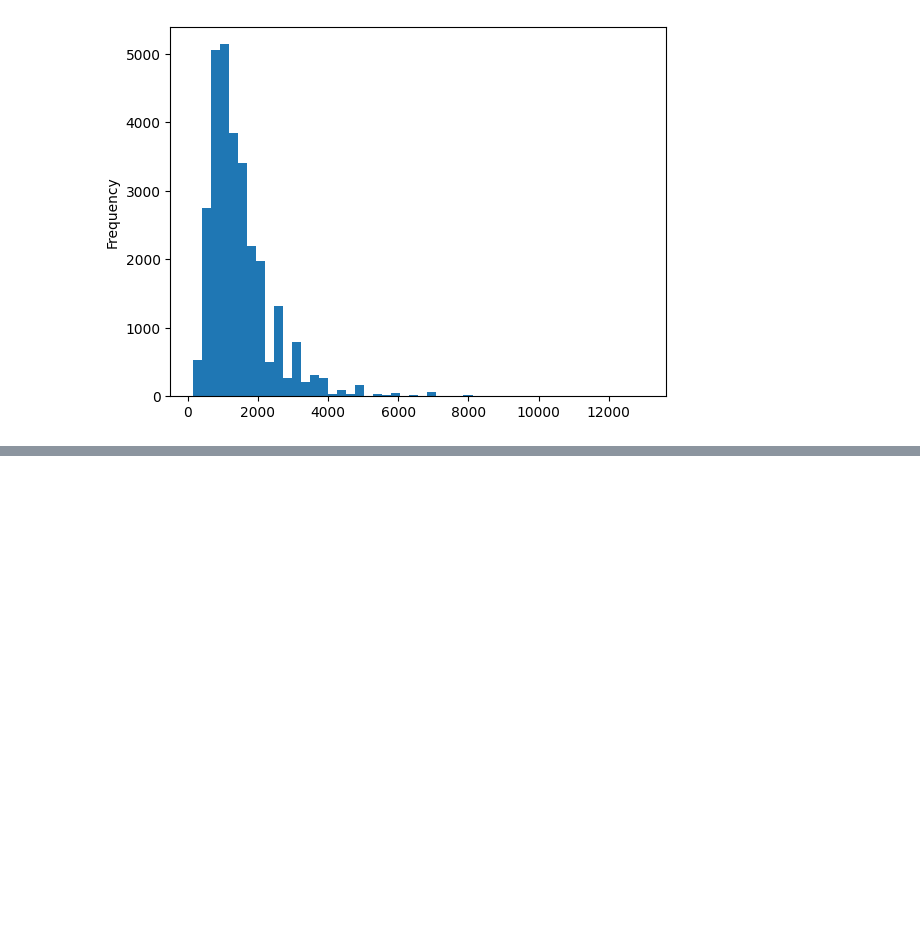
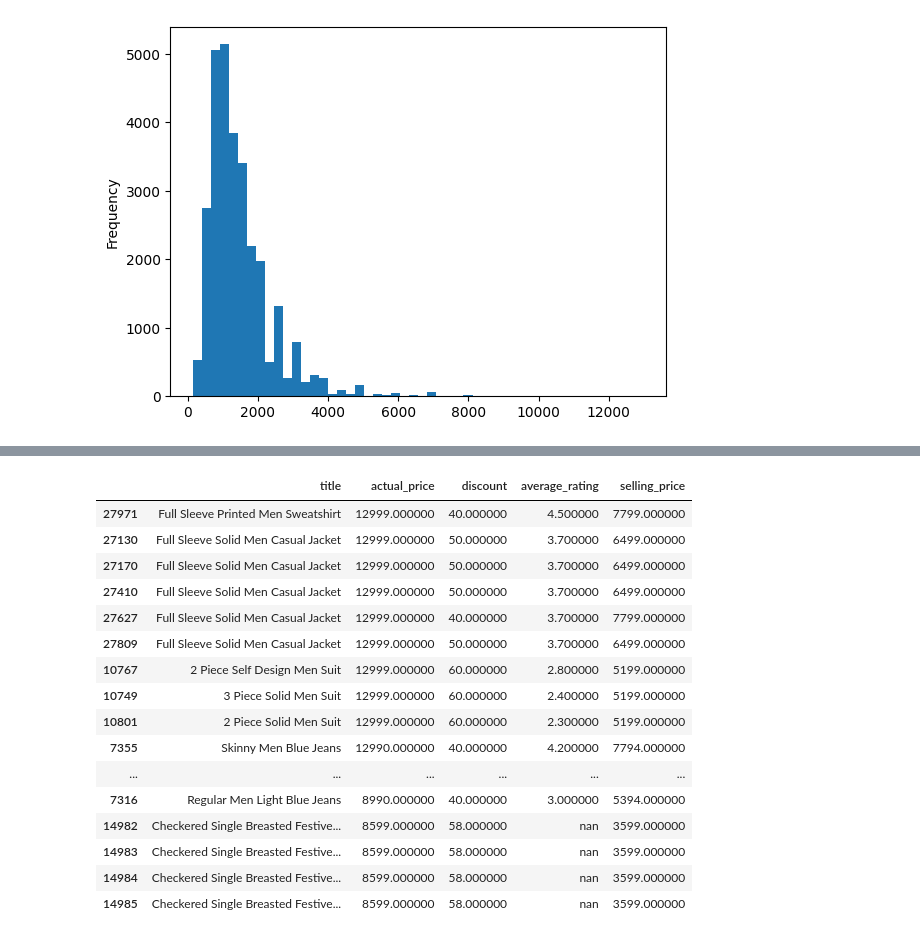
Before and after one commit to MaulikMehrotra/python_digipodium, a Jupyter notebook: analysis_2.ipynb, the cells around one changed output, grey strips where cells are left out. Saved outputs shown, nothing was run; the diff lists cells and outputs as text; code cells hidden in the pictures; blank space fills up the shorter version.

```diff
--- a/analysis_2.ipynb
+++ b/analysis_2.ipynb
@@ -151,0 +287,20 @@ df['selling_price']=df['selling_price'].apply(clean_price)
+# %%
+pricesdf.head(30).style.bar(subset=['actual_price','selling_price'],color='#330033')
+# %% [output]
+|  | title | actual_price | discount | average_rating | selling_price |
+| 27971 | Full Sleeve Printed Men Sweatshirt | 12999.000000 | 40.000000 | 4.500000 | 7799.000000 |
+| 27130 | Full Sleeve Solid Men Casual Jacket | 12999.000000 | 50.000000 | 3.700000 | 6499.000000 |
+| 27170 | Full Sleeve Solid Men Casual Jacket | 12999.000000 | 50.000000 | 3.700000 | 6499.000000 |
+| 27410 | Full Sleeve Solid Men Casual Jacket | 12999.000000 | 50.000000 | 3.700000 | 6499.000000 |
+| 27627 | Full Sleeve Solid Men Casual Jacket | 12999.000000 | 40.000000 | 3.700000 | 7799.000000 |
+| 27809 | Full Sleeve Solid Men Casual Jacket | 12999.000000 | 50.000000 | 3.700000 | 6499.000000 |
+| 10767 | 2 Piece Self Design Men Suit | 12999.000000 | 60.000000 | 2.800000 | 5199.000000 |
+| 10749 | 3 Piece Solid Men Suit | 12999.000000 | 60.000000 | 2.400000 | 5199.000000 |
+| 10801 | 2 Piece Solid Men Suit | 12999.000000 | 60.000000 | 2.300000 | 5199.000000 |
+| 7355 | Skinny Men Blue Jeans | 12990.000000 | 40.000000 | 4.200000 | 7794.000000 |
+| ... | ... | ... | ... | ... | ... |
+| 7316 | Regular Men Light Blue Jeans | 8990.000000 | 40.000000 | 3.000000 | 5394.000000 |
+| 14982 | Checkered Single Breasted Festive... | 8599.000000 | 58.000000 | nan | 3599.000000 |
+| 14983 | Checkered Single Breasted Festive... | 8599.000000 | 58.000000 | nan | 3599.000000 |
+| 14984 | Checkered Single Breasted Festive... | 8599.000000 | 58.000000 | nan | 3599.000000 |
+| 14985 | Checkered Single Breasted Festive... | 8599.000000 | 58.000000 | nan | 3599.000000 |
```
Also changed, not shown: parts of 14 cells of this notebook.
